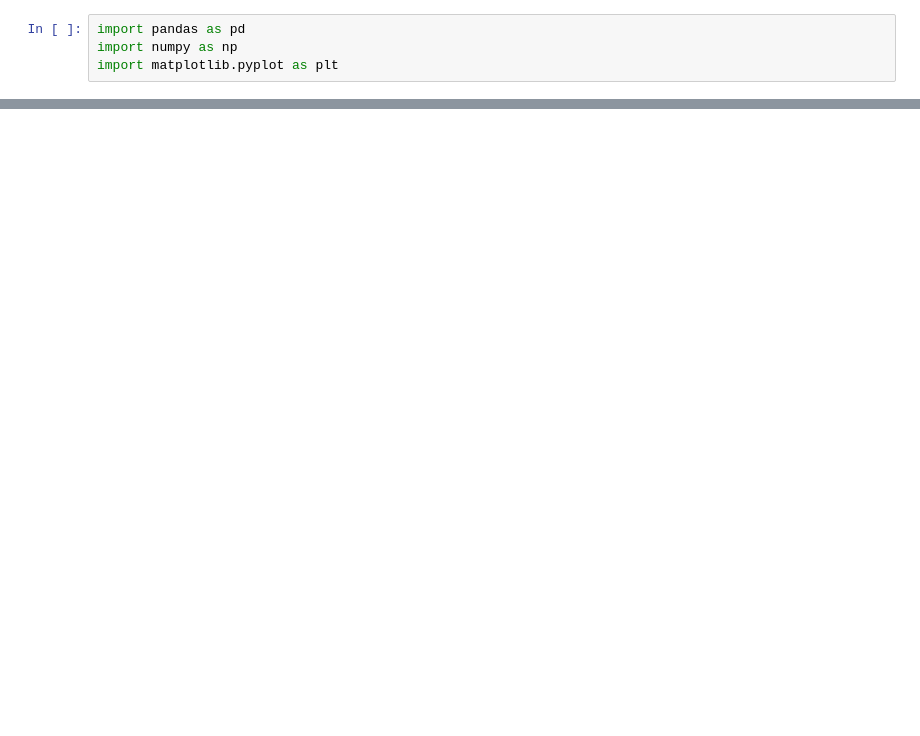
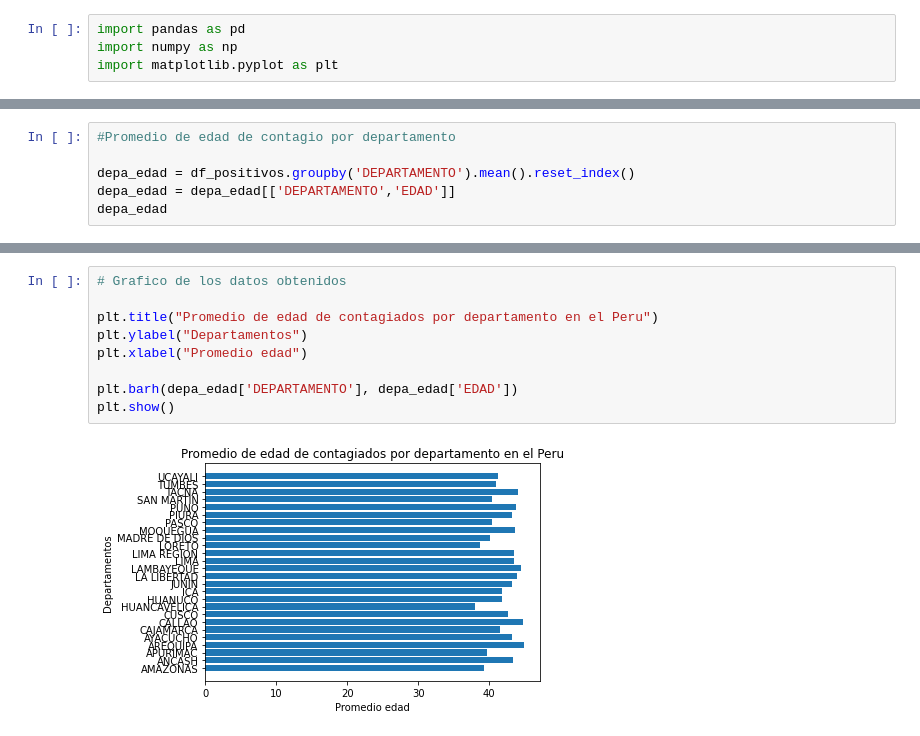
Before and after one commit to KlausM23/EDA-Covid-Peru, a Jupyter notebook: notebooks/analisis_inicial.ipynb, the cells around one changed output, grey strips where cells are left out. Saved outputs shown, nothing was run; the diff lists cells and outputs as text; blank space fills up the shorter version.

```diff
--- a/notebooks/analisis_inicial.ipynb
+++ b/notebooks/analisis_inicial.ipynb
@@ -40,0 +69,6 @@ df_positivos[df_positivos['DEPARTAMENTO'] == 'LIMA']
+# %%
+#Promedio de edad de contagio por departamento
+
+depa_edad = df_positivos.groupby('DEPARTAMENTO').mean().reset_index()
+depa_edad = depa_edad[['DEPARTAMENTO','EDAD']]
+depa_edad
@@ -40,0 +93,11 @@ df_positivos[df_positivos['DEPARTAMENTO'] == 'LIMA']
+# %%
+# Grafico de los datos obtenidos
+
+plt.title("Promedio de edad de contagiados por departamento en el Peru")
+plt.ylabel("Departamentos")
+plt.xlabel("Promedio edad")
+
+plt.barh(depa_edad['DEPARTAMENTO'], depa_edad['EDAD'])
+plt.show()
+# %% [output]
+[figure, added]
```
Also changed, not shown: parts of 14 cells of this notebook.
